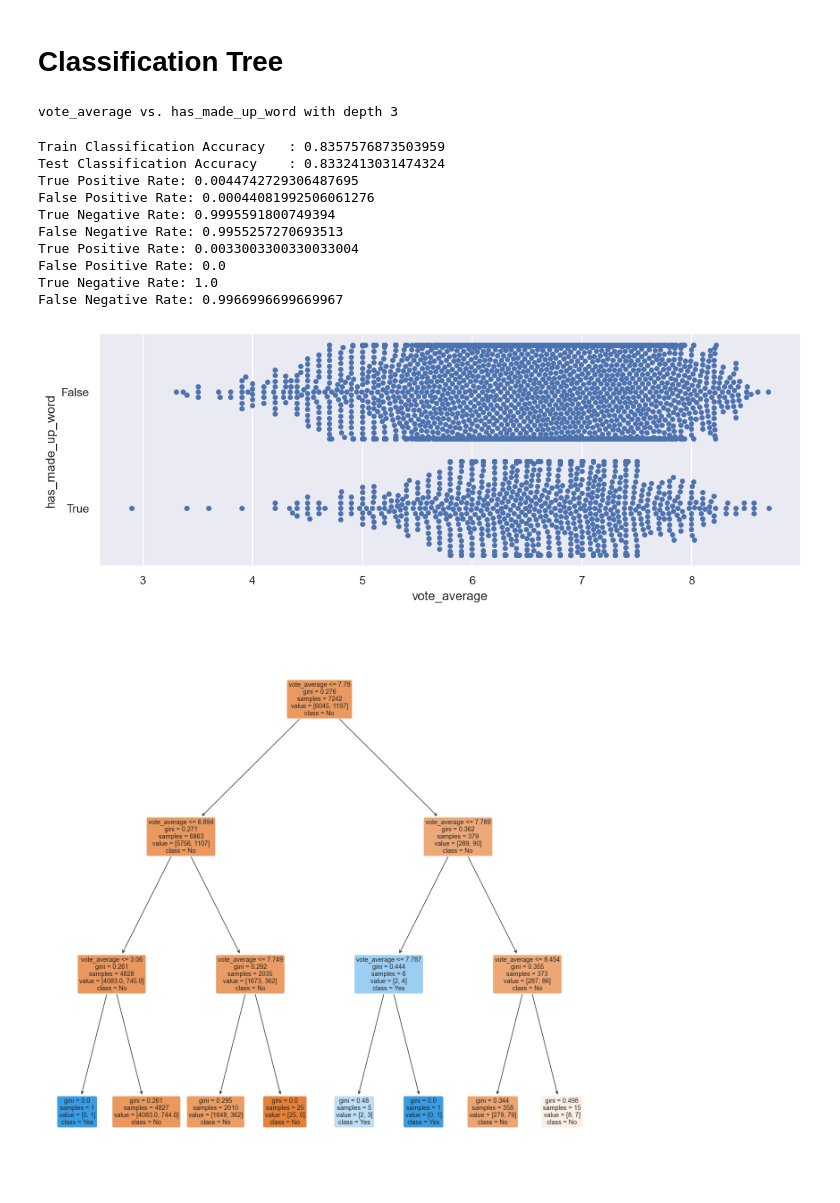
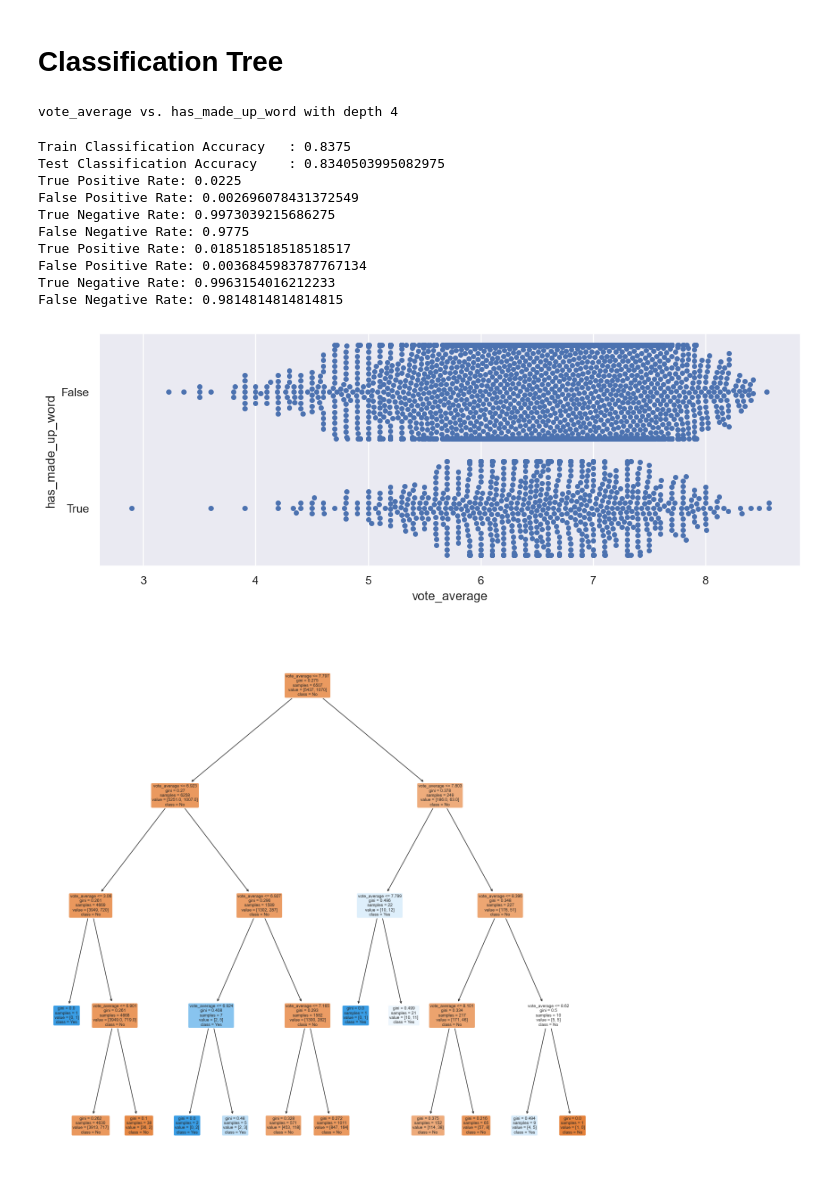
Before and after one commit to ChristopherOka/SC1015-mini-project, a Jupyter notebook: scripts/model.ipynb, the cells around one changed output. Cells and saved outputs as stored; diff of their text form; code cells hidden in the pictures.

```diff
--- a/scripts/model.ipynb
+++ b/scripts/model.ipynb
@@ -173,20 +173,20 @@ R^2 0.010856612405388377
 # %% [markdown]
 # Classification Tree
 # %%
-response_train_depth_4, response_train_pred_depth_4, response_test_depth_4, response_test_pred_depth_4 = generateClassificationTree(data,"vote_average",  "has_made_up_word",3 , ["No", "Yes"])
+response_train_depth_4, response_train_pred_depth_4, response_test_depth_4, response_test_pred_depth_4 = generateClassificationTree(data,"vote_average",  "has_made_up_word",4 , ["No", "Yes"])
 generateConfusionMatrix(response_train_depth_4, response_train_pred_depth_4, "Train Confusion Matrix")
 generateConfusionMatrix(response_test_depth_4, response_test_pred_depth_4, "Test Confusion Matrix")
 # %% [output]
-vote_average vs. has_made_up_word with depth 3
+vote_average vs. has_made_up_word with depth 4
-Train Classification Accuracy   : 0.8357576873503959
-Test Classification Accuracy    : 0.8332413031474324
-True Positive Rate: 0.0044742729306487695
-False Positive Rate: 0.00044081992506061276
-True Negative Rate: 0.9995591800749394
-False Negative Rate: 0.9955257270693513
-True Positive Rate: 0.0033003300330033004
-False Positive Rate: 0.0
-True Negative Rate: 1.0
-False Negative Rate: 0.9966996699669967
+Train Classification Accuracy   : 0.8375
+Test Classification Accuracy    : 0.8340503995082975
+True Positive Rate: 0.0225
+False Positive Rate: 0.002696078431372549
+True Negative Rate: 0.9973039215686275
+False Negative Rate: 0.9775
+True Positive Rate: 0.018518518518518517
+False Positive Rate: 0.0036845983787767134
+True Negative Rate: 0.9963154016212233
+False Negative Rate: 0.9814814814814815
-[figure, old version]
+[figure, new version]
-[figure, old version]
+[figure, new version]
```
Also changed, not shown: parts of 4 cells of this notebook, 4 other files.
